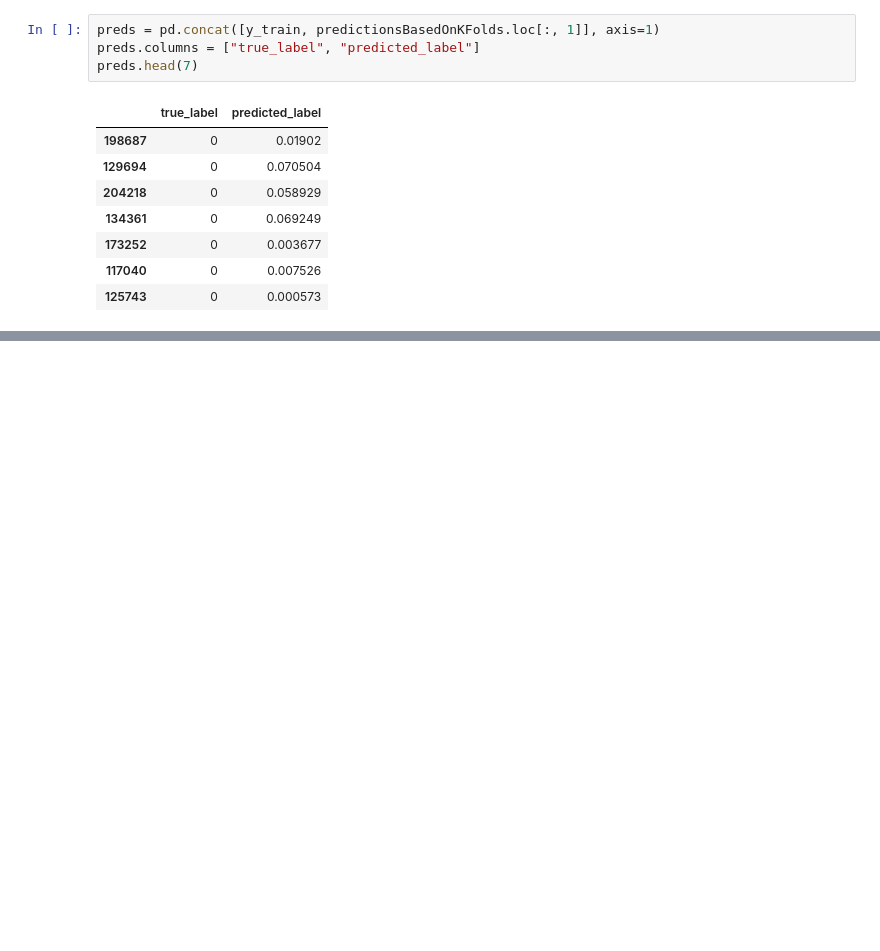
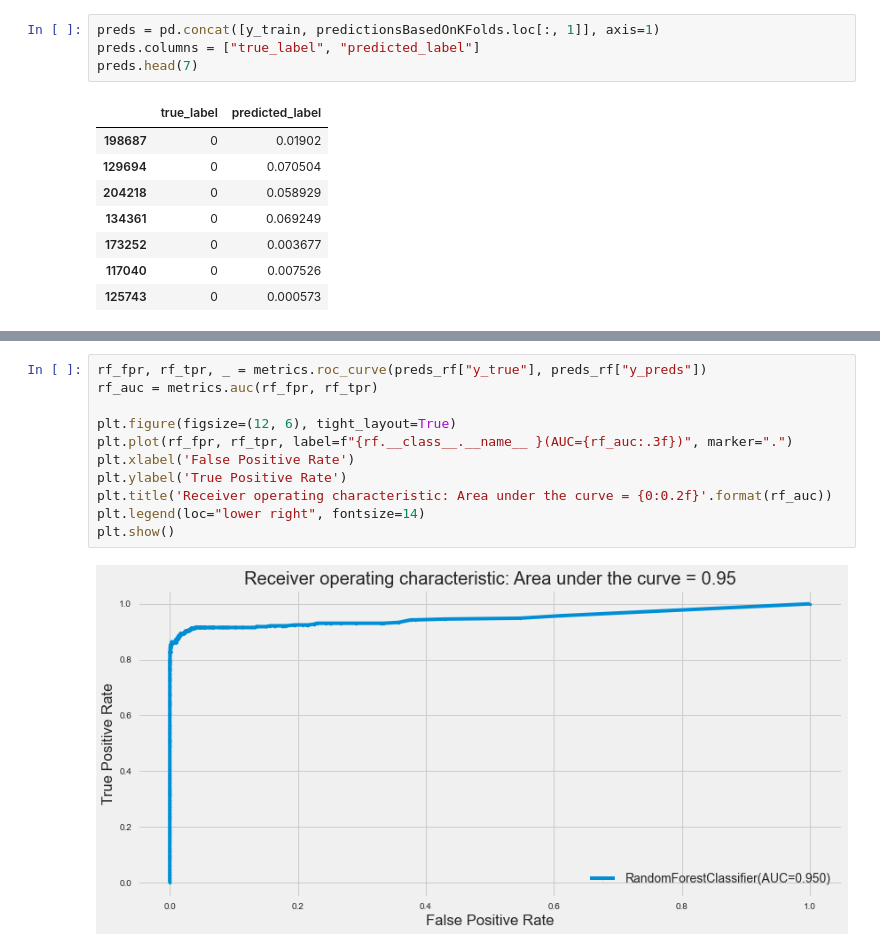
Before and after one commit to rakeshku93/machineLearningProjects, a Jupyter notebook: unsupervised_handson/Ch-2/ch2_fraud_detection.ipynb, the cells around one changed output, grey strips where cells are left out. Drawn from its saved outputs; the diff is of its cells as text; blank space fills up the shorter version.

```diff
--- a/unsupervised_handson/Ch-2/ch2_fraud_detection.ipynb
+++ b/unsupervised_handson/Ch-2/ch2_fraud_detection.ipynb
@@ -420,0 +561,13 @@ Plotting ROC-AUC Curve
+# %%
+rf_fpr, rf_tpr, _ = metrics.roc_curve(preds_rf["y_true"], preds_rf["y_preds"])
+rf_auc = metrics.auc(rf_fpr, rf_tpr)
+
+plt.figure(figsize=(12, 6), tight_layout=True)
+plt.plot(rf_fpr, rf_tpr, label=f"{rf.__class__.__name__ }(AUC={rf_auc:.3f})", marker=".")
+plt.xlabel('False Positive Rate')
+plt.ylabel('True Positive Rate')
+plt.title('Receiver operating characteristic: Area under the curve = {0:0.2f}'.format(rf_auc))
+plt.legend(loc="lower right", fontsize=14)
+plt.show()
+# %% [output]
+[figure, added]
```
Also changed, not shown: parts of 26 cells of this notebook, 5 other files.
